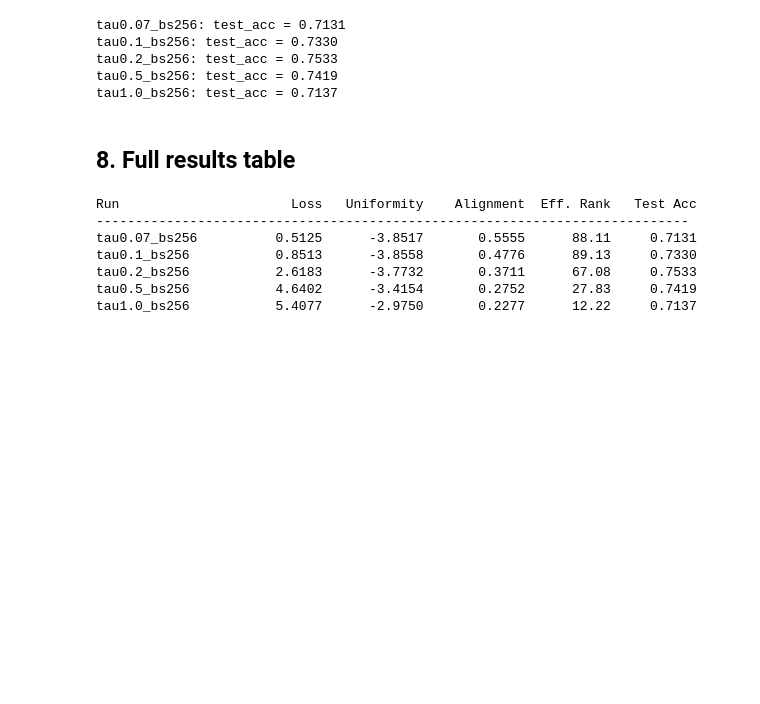
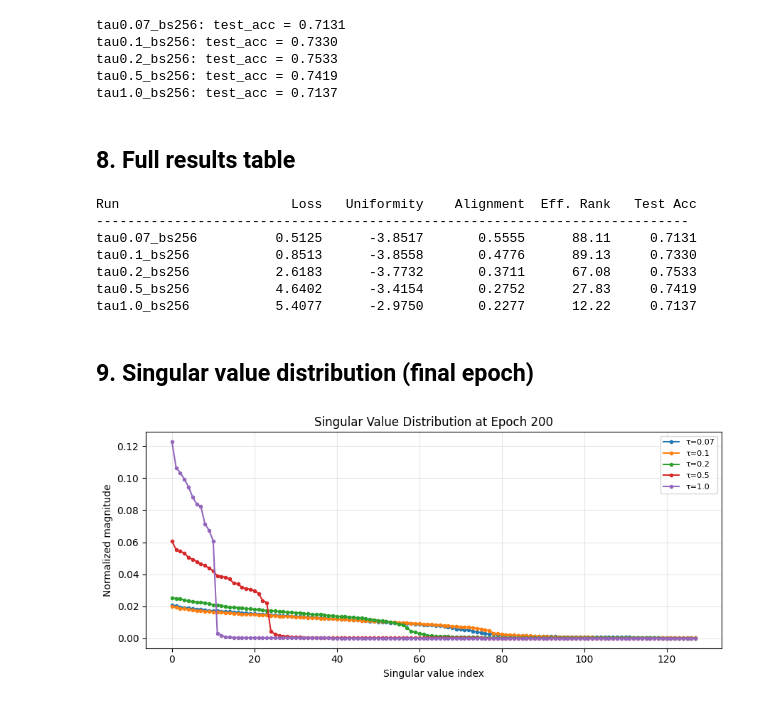
Before and after one commit to nicolasallerponte/EmbeddingCollapseStudy, a Jupyter notebook: notebooks/analysis.ipynb, the cells around one changed output. Drawn from its saved outputs; the diff is of its cells as text; code cells hidden in the pictures; blank space fills up the shorter version.

```diff
--- a/notebooks/analysis.ipynb
+++ b/notebooks/analysis.ipynb
@@ -232,3 +232,58 @@ tau0.1_bs256           0.8513      -3.8558       0.4776      89.13     0.7330
 tau0.2_bs256           2.6183      -3.7732       0.3711      67.08     0.7533
 tau0.5_bs256           4.6402      -3.4154       0.2752      27.83     0.7419
 tau1.0_bs256           5.4077      -2.9750       0.2277      12.22     0.7137
+# %% [markdown]
+## 9. Singular value distribution (final epoch)
+# %%
+import torch
+import torch.nn as nn
+import torch.nn.functional as F
+from torchvision import models
+from pathlib import Path
+
+class SimCLRModel(nn.Module):
+    def __init__(self, projection_dim=128):
+        super().__init__()
+        backbone = models.resnet18(weights=None)
+        self.encoder = nn.Sequential(*list(backbone.children())[:-1])
+        self.projection_head = nn.Sequential(
+            nn.Linear(512, 512), nn.ReLU(), nn.Linear(512, projection_dim)
+        )
+    def forward(self, x):
+        h = self.encoder(x).squeeze(-1).squeeze(-1)
+        return F.normalize(self.projection_head(h), dim=1)
+
+device = torch.device("cpu")
+CHECKPOINTS_DIR = Path("../outputs/checkpoints")
+
+fig, ax = plt.subplots(figsize=(9, 4))
+
+for run_dir in sorted(CHECKPOINTS_DIR.iterdir()):
+    ckpt_path = run_dir / "epoch_200.pt"
+    if not ckpt_path.exists():
+        continue
+
+    model = SimCLRModel().to(device)
+    ckpt = torch.load(ckpt_path, map_location=device)
+    model.load_state_dict(ckpt["model_state_dict"])
+    model.eval()
+
+    # extrae embeddings de un batch
+    with torch.no_grad():
+        x, _ = next(iter(train_loader))
+        z = model(x.to(device))
+
+    sv = singular_value_distribution(z).cpu().numpy()
+    tau = run_dir.name.split("_")[0].replace("tau", "τ=")
+    ax.plot(sv, marker="o", markersize=3, label=tau)
+
+ax.set_xlabel("Singular value index")
+ax.set_ylabel("Normalized magnitude")
+ax.set_title("Singular Value Distribution at Epoch 200")
+ax.legend(fontsize=8)
+ax.grid(True, alpha=0.3)
+plt.tight_layout()
+plt.savefig("../outputs/figures/singular_values.png", dpi=150)
+plt.show()
+# %% [output]
+[figure, added]
```
Also changed, not shown: 1 other file.
